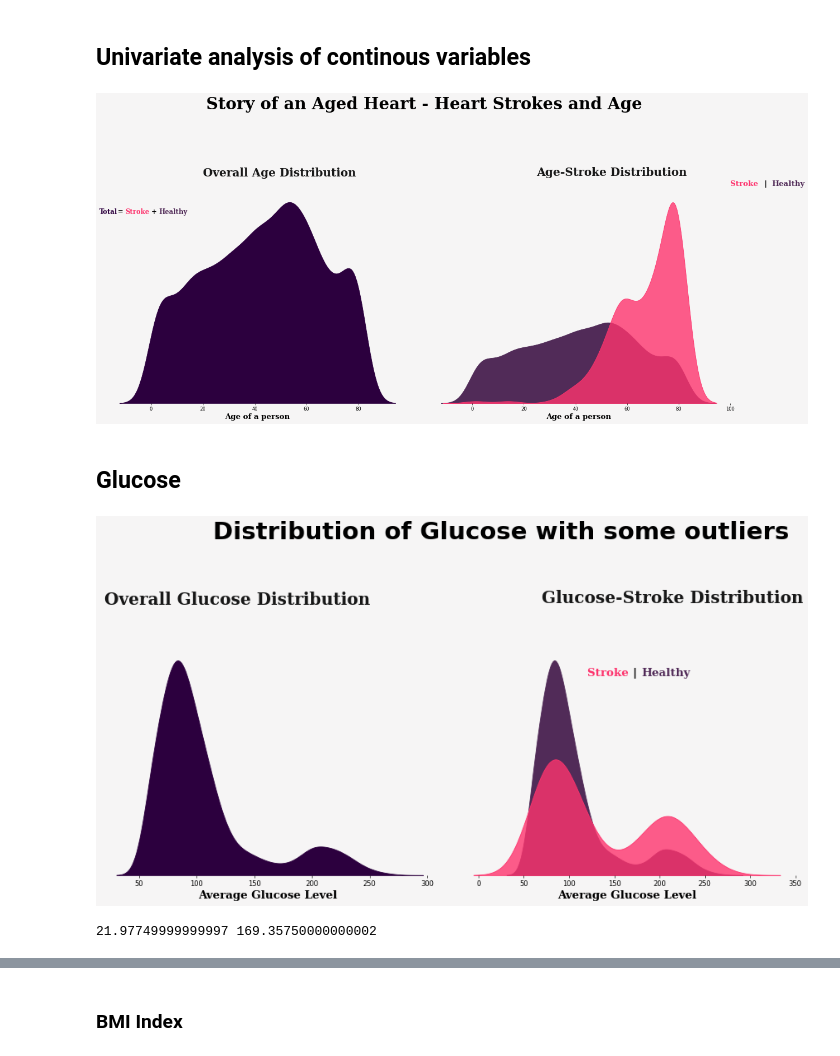
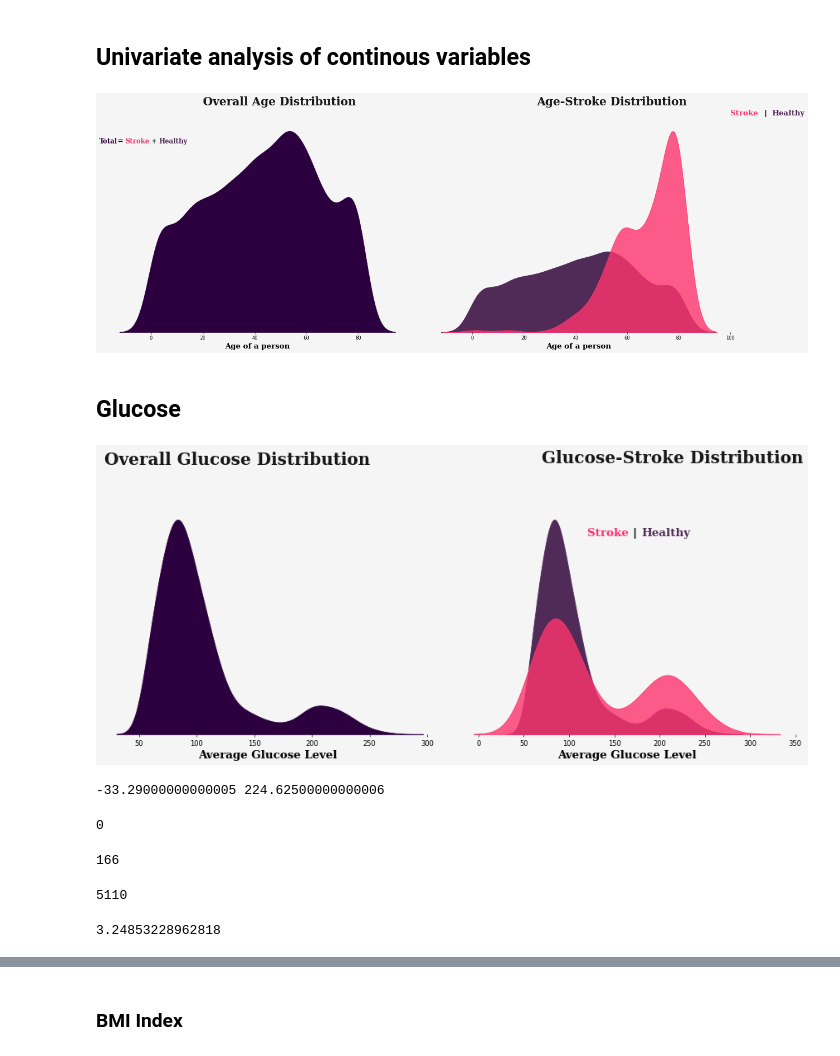
Before and after one commit to phamvanhanh6720/StrockPrediction, a Jupyter notebook: strockprediction.ipynb, the cells around one changed output, grey strips where cells are left out. Drawn from its saved outputs; the diff is of its cells as text; code cells hidden in the pictures.

```diff
--- a/strockprediction.ipynb
+++ b/strockprediction.ipynb
@@ -128,35 +128,34 @@ fig.patch.set_facecolor('#f6f5f5')
 # distribution plots ---- only single variable
 
 sns.kdeplot(data = df, x = 'age', ax = ax1, shade = True, color = '#2c003e', alpha = 1, )
 ax1.set_xlabel('Age of a person', fontdict = {'font':'Serif', 'color': 'black', 'size': 16,'weight':'bold' })
 ax1.text(20,0.018,'Overall Age Distribution ', {'font':'Serif', 'color': 'black','weight':'bold','size':24}, alpha = 0.9)
 
 ax1.text(-20,0.015, 'Total',{'font':'Serif', 'size':'14','color': '#2c003e','weight':'bold'})
 ax1.text(-13,0.015, '=',{'font':'Serif', 'size':'14','color': 'black','weight':'bold'})
 ax1.text(-10,0.015, 'Stroke',{'font':'Serif', 'size':'14','color': '#fe346e','weight':'bold'})
 ax1.text(0,0.015, '+',{'font':'Serif', 'size':'14','color': 'black','weight':'bold'})
 ax1.text(3,0.015, 'Healthy',{'font':'Serif', 'size':'14','color': '#512b58','weight':'bold'})
 
 
 
 # distribution plots with hue of strokes
 
 
 sns.kdeplot(data = df[df['stroke'] == 0], x = 'age',ax = ax2, shade = True,  alpha = 1, color = '#512b58' )
 sns.kdeplot(data = df[df['stroke'] == 1], x = 'age',ax = ax2, shade = True,  alpha = 0.8, color = '#fe346e')
 
 ax2.set_xlabel('Age of a person', fontdict = {'font':'Serif', 'color': 'black', 'weight':'bold','size': 16})
 
 ax2.text(25,0.045,'Age-Stroke Distribution', {'font':'Serif', 'weight':'bold','color': 'black', 'size':24}, alpha= 0.9)
 
 ax2.text(100,0.043, 'Stroke ', {'font': 'Serif','weight':'bold','Size': '16','weight':'bold','style':'normal', 'color':'#fe346e'})
 ax2.text(113,0.043, '|', {'color':'black' , 'size':'16', 'weight': 'bold'})
 ax2.text(116,0.043, 'Healthy', {'font': 'Serif','weight':'bold', 'Size': '16','style':'normal', 'weight':'bold','color':'#512b58'})
 
-fig.text(0.25,1,'Story of an Aged Heart - Heart Strokes and Age',{'font':'Serif', 'weight':'bold','color': 'black', 'size':35})
 fig.show()
 # %% [output]
-[figure, old version]
+[figure, new version]
 # %% [markdown]
 ## Glucose
 # %%
@@ -205,21 +204,36 @@ ax2.text(120,0.015, 'Stroke ', {'font': 'Serif','weight':'bold','Size': '16','we
 ax2.text(170,0.015, '|', {'color':'black' , 'size':'16', 'weight': 'bold'})
 ax2.text(180,0.015, 'Healthy', {'font': 'Serif','weight':'bold', 'Size': '16','style':'normal', 'weight':'bold','color':'#512b58'})
 
-fig.text(0.25,1.25,'Distribution of Glucose with some outliers', {'weight':'bold','color': 'black', 'size':35})
 fig.show()
 # %% [output]
-[figure, old version]
+[figure, new version]
 # %%
 df_glucose=sorted(df['avg_glucose_level'])
 Q1,Q3=np.percentile(df_glucose,[25,75])
 IQR= Q3-Q1
-lower_range= Q1-(1.5*IQR)
-upper_range=Q3+(1.5*IQR)
+lower_range= Q1-(3*IQR)
+upper_range=Q3+(3*IQR)
 
 print(lower_range,upper_range)
 df_lower_outliers=df[df.avg_glucose_level<lower_range]
 df_upper_outliers=df[df.avg_glucose_level>upper_range]
 # %% [output]
-21.97749999999997 169.35750000000002
+-33.29000000000005 224.62500000000006
+# %%
+len(df_lower_outliers)
+# %% [output]
+0
+# %%
+len(df_upper_outliers)
+# %% [output]
+166
+# %%
+len(df_glucose)
+# %% [output]
+5110
+# %%
+len(df_upper_outliers) / len(df_glucose) * 100
+# %% [output]
+3.24853228962818
 # %%
 plt.figure(figsize=(20,10))
```
Also changed, not shown: parts of 83 cells of this notebook, 4 other files.
